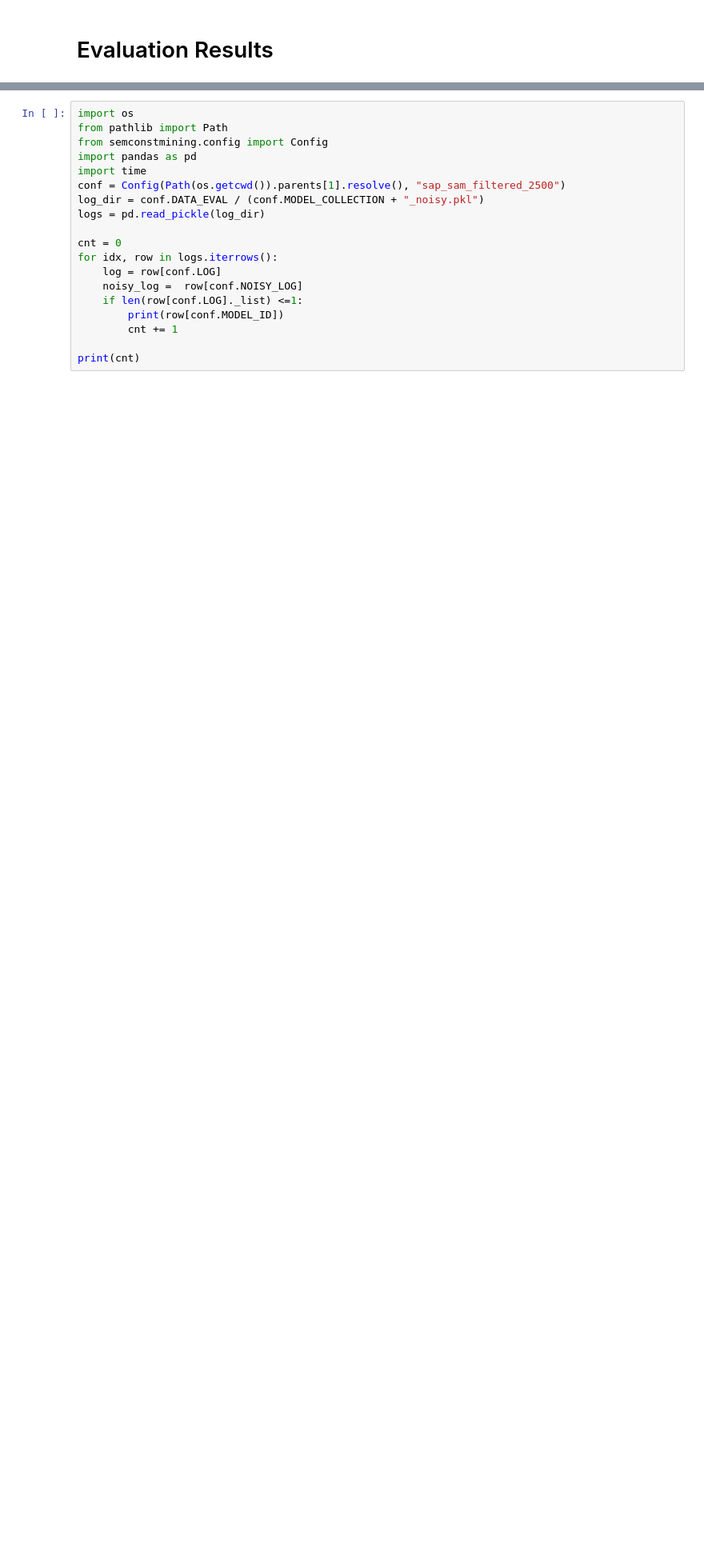
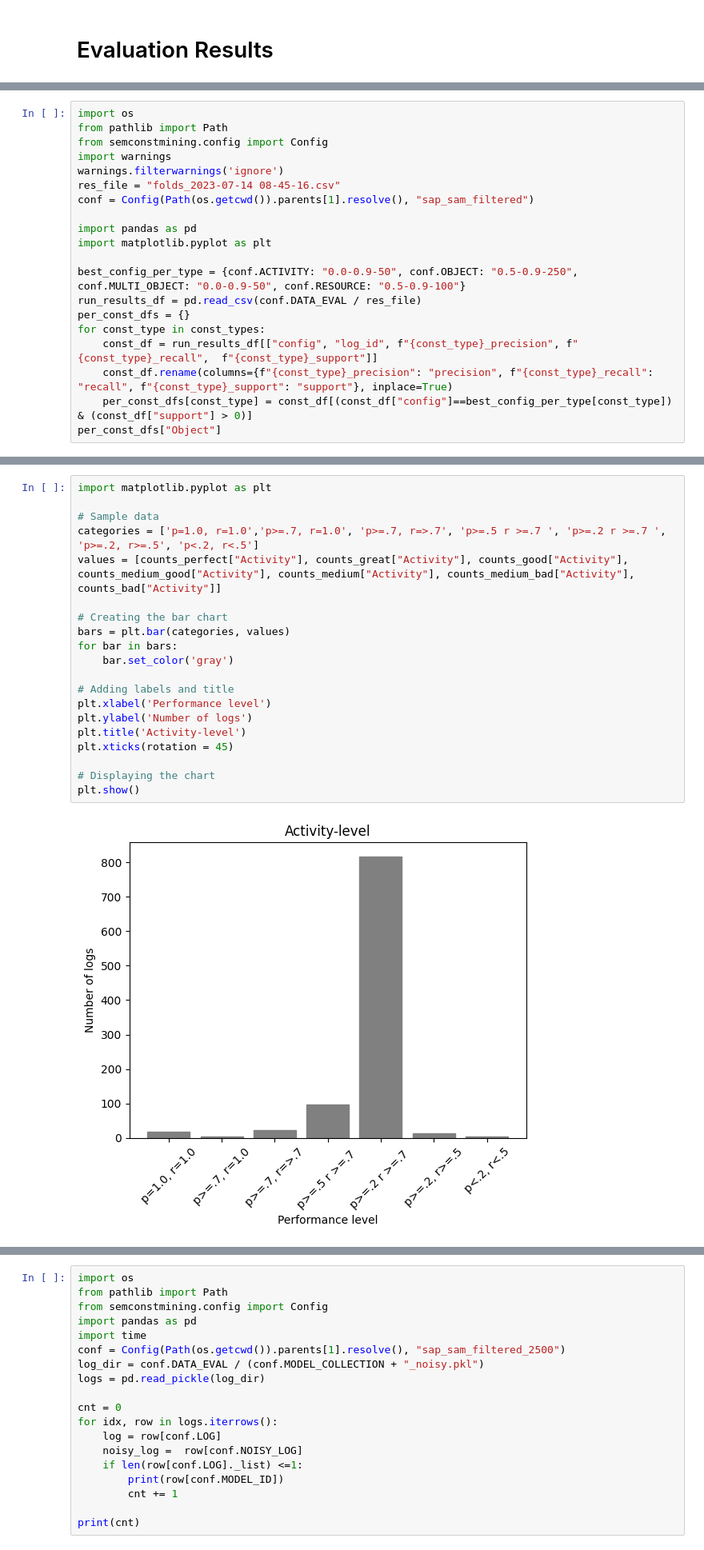
Before and after one commit to a-rebmann/semantic-constraint-miner, a Jupyter notebook: notebooks/evaluation_results.ipynb, the cells around one changed output, grey strips where cells are left out. Shown: that part at 80% size. Drawn from its saved outputs; the diff is of its cells as text; blank space fills up the shorter version.

```diff
--- a/notebooks/evaluation_results.ipynb
+++ b/notebooks/evaluation_results.ipynb
@@ -167,2 +186,22 @@ Multi-object & 10 & 0.5 & 0.0 & 111.60 & 98.32 & 484.12 & 0.20 & 0.24 & 1.00 \\
 \bottomrule
 \end{tabular}
+# %%
+import os
+from pathlib import Path
+from semconstmining.config import Config
+import warnings
+warnings.filterwarnings('ignore')
+res_file = "folds_2023-07-14 08-45-16.csv"
+conf = Config(Path(os.getcwd()).parents[1].resolve(), "sap_sam_filtered")
+
+import pandas as pd
+import matplotlib.pyplot as plt
+
+best_config_per_type = {conf.ACTIVITY: "0.0-0.9-50", conf.OBJECT: "0.5-0.9-250", conf.MULTI_OBJECT: "0.0-0.9-50", conf.RESOURCE: "0.5-0.9-100"}
+run_results_df = pd.read_csv(conf.DATA_EVAL / res_file)
+per_const_dfs = {}
+for const_type in const_types:
+    const_df = run_results_df[["config", "log_id", f"{const_type}_precision", f"{const_type}_recall",  f"{const_type}_support"]]
+    const_df.rename(columns={f"{const_type}_precision": "precision", f"{const_type}_recall": "recall", f"{const_type}_support": "support"}, inplace=True)
+    per_const_dfs[const_type] = const_df[(const_df["config"]==best_config_per_type[const_type]) & (const_df["support"] > 0)]
+per_const_dfs["Object"]
@@ -168,0 +271,22 @@ Multi-object & 10 & 0.5 & 0.0 & 111.60 & 98.32 & 484.12 & 0.20 & 0.24 & 1.00 \\
+# %%
+import matplotlib.pyplot as plt
+
+# Sample data
+categories = ['p=1.0, r=1.0','p>=.7, r=1.0', 'p>=.7, r=>.7', 'p>=.5 r >=.7 ', 'p>=.2 r >=.7 ', 'p>=.2, r>=.5', 'p<.2, r<.5']
+values = [counts_perfect["Activity"], counts_great["Activity"], counts_good["Activity"], counts_medium_good["Activity"], counts_medium["Activity"], counts_medium_bad["Activity"], counts_bad["Activity"]]
+
+# Creating the bar chart
+bars = plt.bar(categories, values)
+for bar in bars:
+    bar.set_color('gray')
+
+# Adding labels and title
+plt.xlabel('Performance level')
+plt.ylabel('Number of logs')
+plt.title('Activity-level')
+plt.xticks(rotation = 45)
+
+# Displaying the chart
+plt.show()
+# %% [output]
+[figure, added]
```
Also changed, not shown: parts of 14 cells of this notebook, 5 other files.
